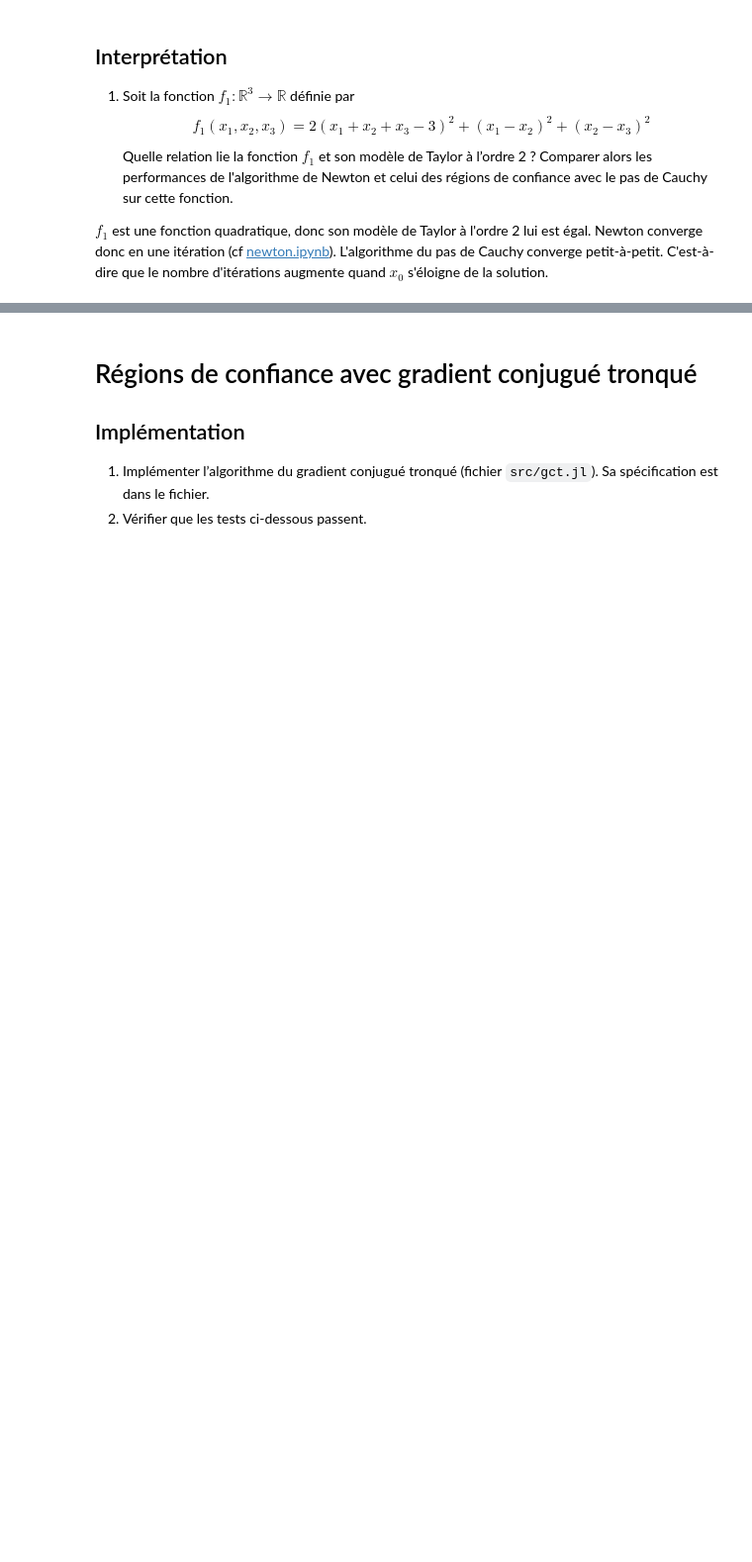
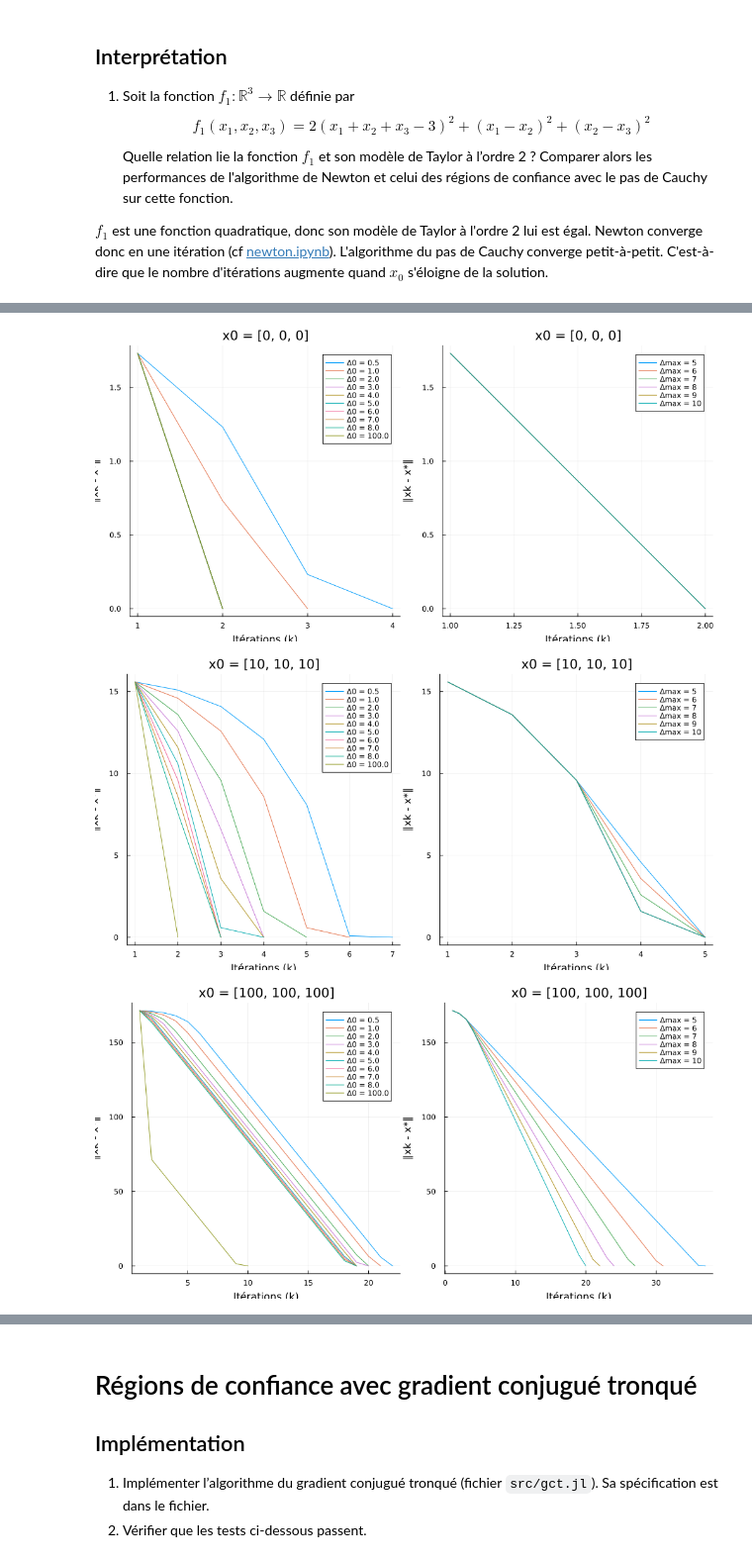
Before and after one commit to sully-vian/N7-2A, a Jupyter notebook: OptiNum/notebooks/regions_de_confiance.ipynb, the cells around one changed output, grey strips where cells are left out. Shown at 99% size. Cells and saved outputs as stored; diff of their text form; code cells hidden in the pictures; blank space fills up the shorter version.

```diff
--- a/OptiNum/notebooks/regions_de_confiance.ipynb
+++ b/OptiNum/notebooks/regions_de_confiance.ipynb
@@ -120,0 +117,21 @@ ces paramètres. Pour cela vous ferez des tests numériques et donnerez les rés
+# %%
+for x0 in [[0; 0; 0], [10; 10; 10], [100; 100; 100], [1000; 1000; 1000]]
+    p1 = plot(title="Influence de Δ0 sur la convergence", xlabel="Itérations (k)", ylabel="∥xk - x*∥")
+    for Δ0 in [0.5; 1; 2; 3; 4; 5; 6; 7; 8; 100]
+        x_sol, f_sol, flag, nb_iters, xs = regions_de_confiance(f1, gradf1, hessf1, x0, Δ0=Δ0, algo_pas="cauchy")
+        plot!(p1, [norm(x - solution) for x in xs], label="Δ0 = $Δ0")
+    end
+
+    p2 = plot(title="Influence de Δmax sur la convergence", xlabel="Itérations (k)", ylabel="∥xk - x*∥")
+    for Δmax in [5: 10;]
+        x_sol, f_sol, flag, nb_iters, xs = regions_de_confiance(f1, gradf1, hessf1, x0, Δmax=Δmax, algo_pas="cauchy")
+        plot!(p2, [norm(x - solution) for x in xs], label="Δmax = $Δmax")
+    end
+
+    p = plot(p1, p2, layout=(1,2), size=(1000, 500), title="x0 = $x0")
+    display(p)
+end
+# %% [output]
+[figure, added]
+[figure, added]
+[figure, added]
```
Also changed, not shown: parts of 13 cells of this notebook, 3 other files.
